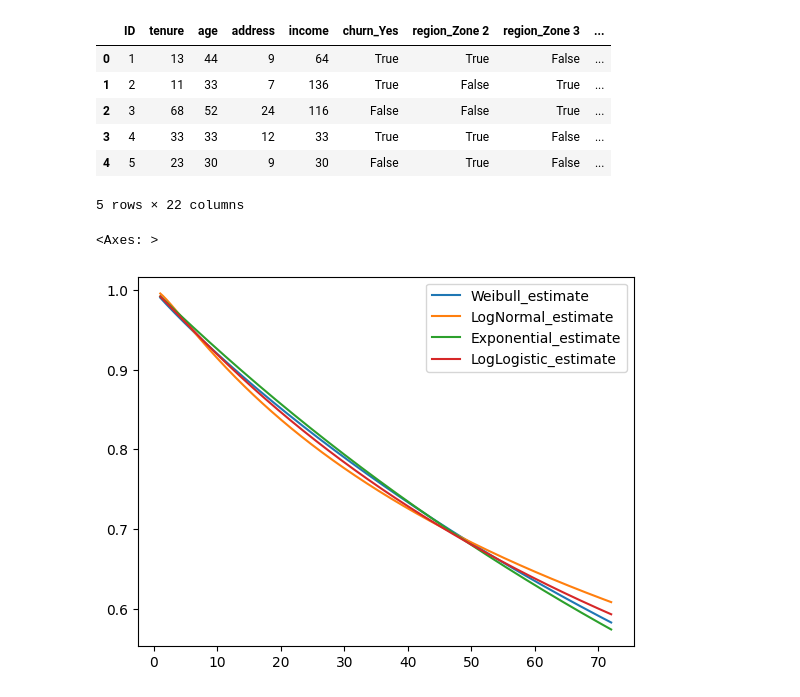
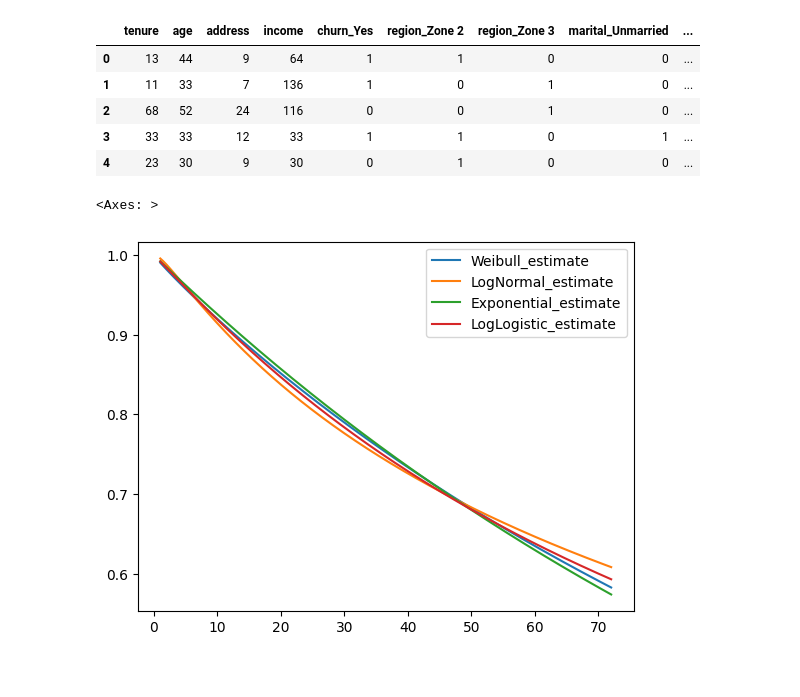
Before and after one commit to yeranosyanvahan/ma_hw3, a Jupyter notebook: main.ipynb, the cells around one changed output. Drawn from its saved outputs; the diff is of its cells as text; code cells hidden in the pictures.

```diff
--- a/main.ipynb
+++ b/main.ipynb
@@ -16,25 +17,23 @@ df.head()
 | 3 | 4 | Zone 2 | 33 | 33 | Unmarried | 12 | 33 | High school degree | No | Female | No | ... |
 | 4 | 5 | Zone 2 | 23 | 30 | Married | 9 | 30 | Did not complete high school | No | Male | No | ... |
 # %%
-
+df = df.drop("ID",axis=1)
+originaldf = df.copy()
 dummy_cols = ["churn",'region', 'marital', 'ed', 'retire', 'gender', 'voice', 'internet', 'forward', 'custcat']
 
 df = pd.get_dummies(df,
                columns=dummy_cols,
                prefix=dummy_cols,
-               drop_first=True)
+               drop_first=True,dtype='int')
 
-
-df['const'] = 1
 df.head()
 # %% [output]
-|  | ID | tenure | age | address | income | churn_Yes | region_Zone 2 | region_Zone 3 | ... |
-| 0 | 1 | 13 | 44 | 9 | 64 | True | True | False | ... |
-| 1 | 2 | 11 | 33 | 7 | 136 | True | False | True | ... |
-| 2 | 3 | 68 | 52 | 24 | 116 | False | False | True | ... |
-| 3 | 4 | 33 | 33 | 12 | 33 | True | True | False | ... |
-| 4 | 5 | 23 | 30 | 9 | 30 | False | True | False | ... |
+|  | tenure | age | address | income | churn_Yes | region_Zone 2 | region_Zone 3 | marital_Unmarried | ... |
+| 0 | 13 | 44 | 9 | 64 | 1 | 1 | 0 | 0 | ... |
+| 1 | 11 | 33 | 7 | 136 | 1 | 0 | 1 | 0 | ... |
+| 2 | 68 | 52 | 24 | 116 | 0 | 0 | 1 | 0 | ... |
+| 3 | 33 | 33 | 12 | 33 | 1 | 1 | 0 | 1 | ... |
+| 4 | 23 | 30 | 9 | 30 | 0 | 1 | 0 | 0 | ... |
-5 rows × 22 columns
 # %%
 from lifelines import WeibullFitter, ExponentialFitter, LogNormalFitter, LogLogisticFitter
 
```
Also changed, not shown: parts of 18 cells of this notebook, 1 other file.
